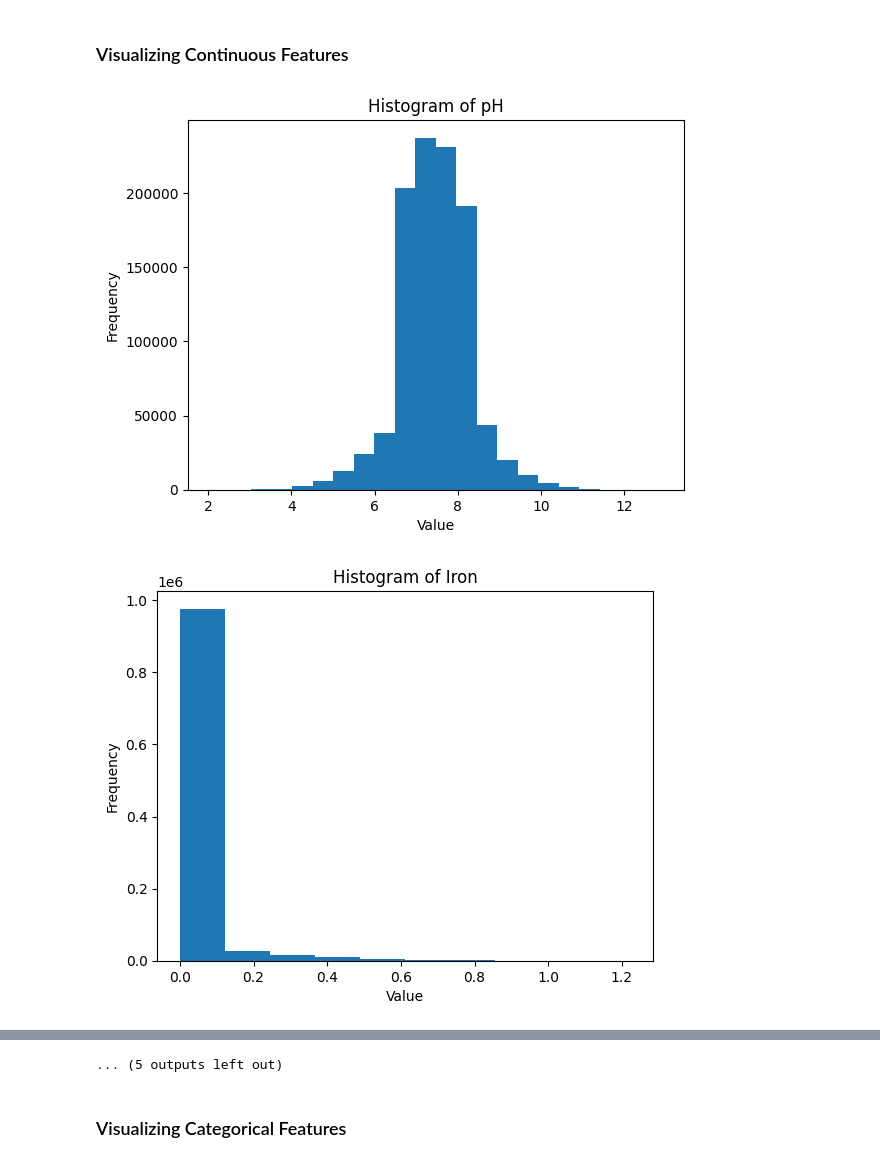
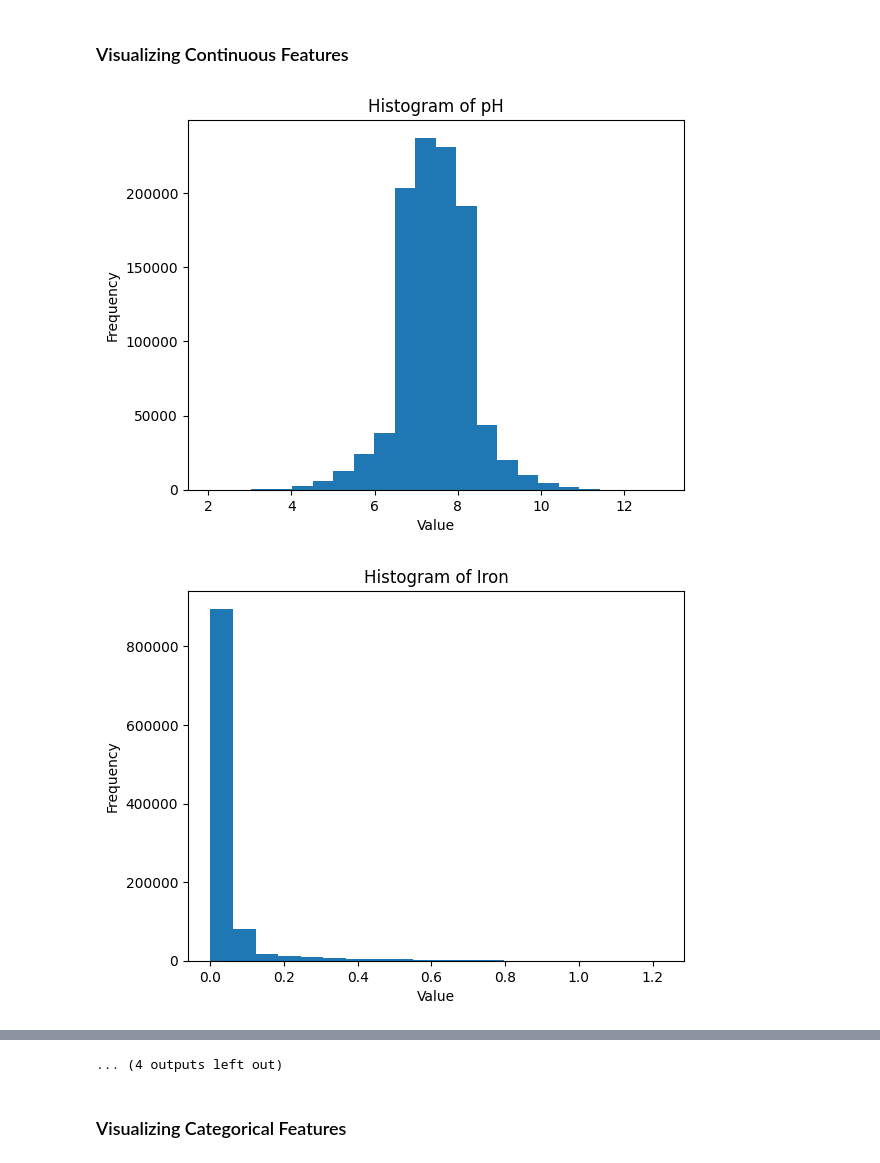
Before and after one commit to sebastien-andre/Water_Quality_Project, a Jupyter notebook: progress_reports/phase2/Water_Quality.ipynb, the cells around one changed output, grey strips where cells are left out. Drawn from its saved outputs; the diff is of its cells as text; code cells hidden in the pictures.

Commit message:
Worked on visualization of features

```diff
--- a/progress_reports/phase2/Water_Quality.ipynb
+++ b/progress_reports/phase2/Water_Quality.ipynb
@@ -194,31 +194,31 @@ print(data_quality_report_categorical)
 # %%
 # Histograms
 # disable SettingWithCopyWarning which flags every time we performed an operation on the dataframe's column
 pd.options.mode.chained_assignment = None
 
 # Make a list for number of bins for each feature
 count = 0
-bin_list = [22,10,10,10,10,10,20,20,20,20,20,20,20,20,15,20,20,20]
+bin_list = [22,20,20,20,20,20,20,20,20,20,20,20,20,20,15,20,20,20]
 
 # Create histograms for each continuous feature
 for feature in continuous_features:
     if feature in df.columns:
         # Create a copy to avoid changing the original data
         data = df[feature].copy()
 
         # Apply log(10) function to severely skewed distributions, adding 1 to avoid log(0)
         if feature in ['Manganese', 'Iron', 'Lead']:
             data += 1
             data = np.log10(data)
 
         plt.hist(data, bins=bin_list[count])
         plt.title(f'Histogram of {feature}')
         plt.xlabel('Value')
         plt.ylabel('Frequency')
         # Uncomment next
         # plt.savefig(f'images/histograms/{feature}')
         plt.show()
         count += 1
 # %% [output]
 [figure]
-[figure, old version]
+[figure, new version]
@@ -235,4 +235,4 @@ for feature in continuous_features:
-... (5 outputs left out)
+... (4 outputs left out)
 # %% [markdown]
 ### Visualizing Categorical Features
 # %%
```
Also changed, not shown: parts of 1 cell of this notebook, 1 other file.
